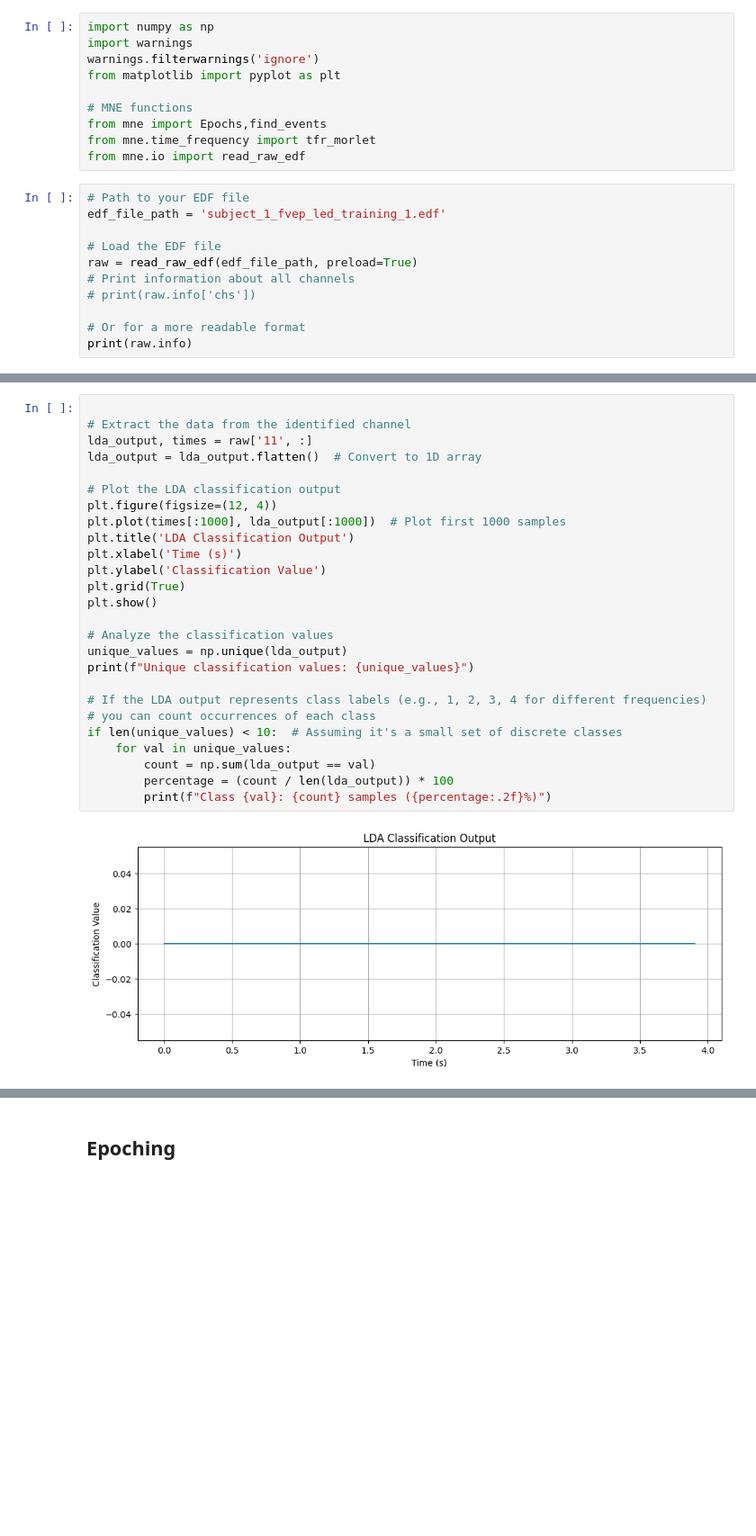
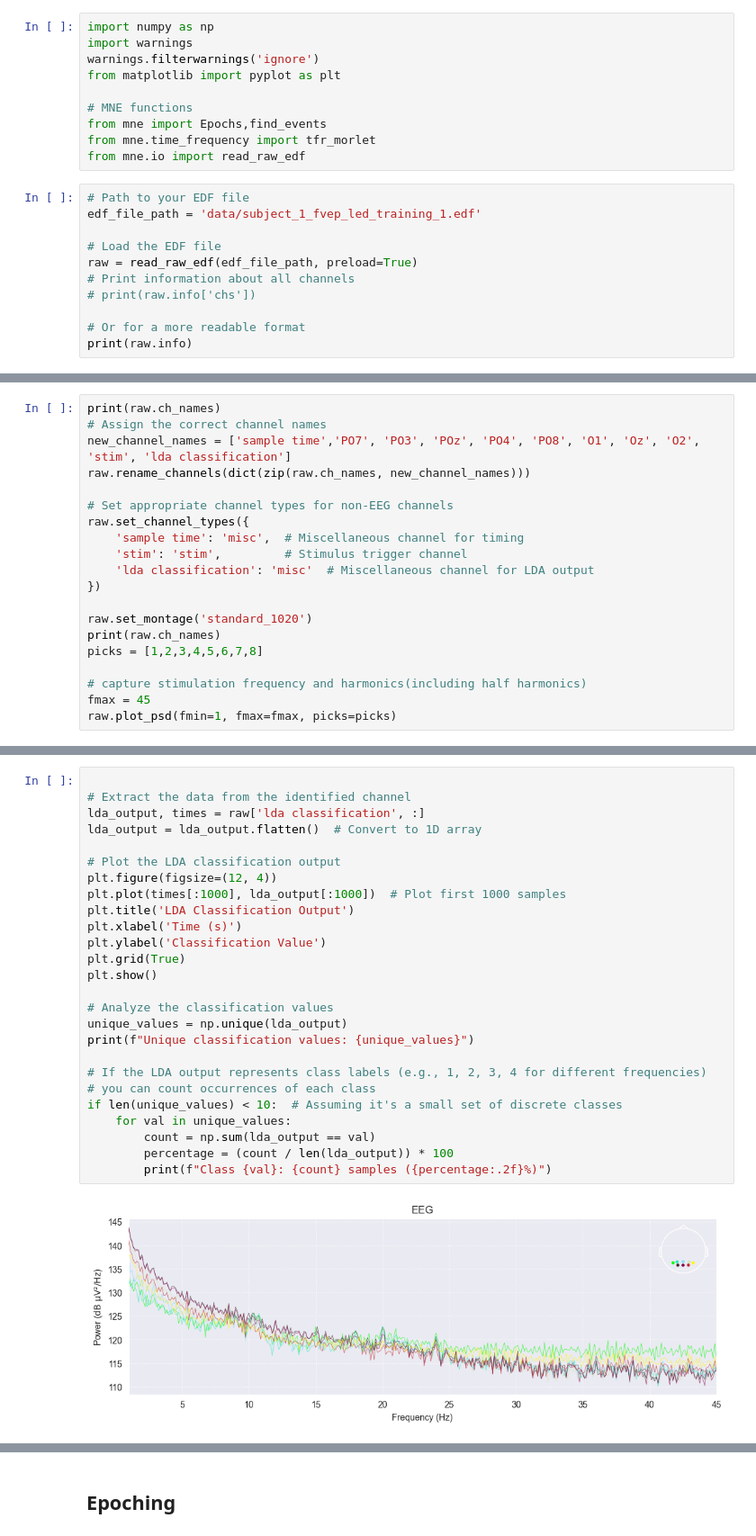
Before and after one commit to pellet/ssvep_brainhack, a Jupyter notebook: 01r__ssvep_viz.ipynb, the cells around one changed output, grey strips where cells are left out. Shown at 90% size. Cells and saved outputs as stored; diff of their text form; blank space fills up the shorter version.

Commit message:
improved on initial visualization

```diff
--- a/01r__ssvep_viz.ipynb
+++ b/01r__ssvep_viz.ipynb
@@ -10,7 +10,7 @@ from mne.time_frequency import tfr_morlet
 from mne.io import read_raw_edf
 # %%
 # Path to your EDF file
-edf_file_path = 'subject_1_fvep_led_training_1.edf'
+edf_file_path = 'data/subject_1_fvep_led_training_1.edf'
 
 # Load the EDF file
 raw = read_raw_edf(edf_file_path, preload=True)
@@ -56,0 +41,20 @@ Plotting power spectral density (dB=True).
+# %%
+print(raw.ch_names)
+# Assign the correct channel names
+new_channel_names = ['sample time','PO7', 'PO3', 'POz', 'PO4', 'PO8', 'O1', 'Oz', 'O2', 'stim', 'lda classification']
+raw.rename_channels(dict(zip(raw.ch_names, new_channel_names)))
+
+# Set appropriate channel types for non-EEG channels
+raw.set_channel_types({
+    'sample time': 'misc',  # Miscellaneous channel for timing
+    'stim': 'stim',         # Stimulus trigger channel
+    'lda classification': 'misc'  # Miscellaneous channel for LDA output
+})
+
+raw.set_montage('standard_1020')
+print(raw.ch_names)
+picks = [1,2,3,4,5,6,7,8]
+
+# capture stimulation frequency and harmonics(including half harmonics)
+fmax = 45
+raw.plot_psd(fmin=1, fmax=fmax, picks=picks)
@@ -57,28 +68,28 @@ Plotting power spectral density (dB=True).
 # %%
 
 # Extract the data from the identified channel
-lda_output, times = raw['11', :]
+lda_output, times = raw['lda classification', :]
 lda_output = lda_output.flatten()  # Convert to 1D array
 
 # Plot the LDA classification output
 plt.figure(figsize=(12, 4))
 plt.plot(times[:1000], lda_output[:1000])  # Plot first 1000 samples
 plt.title('LDA Classification Output')
 plt.xlabel('Time (s)')
 plt.ylabel('Classification Value')
 plt.grid(True)
 plt.show()
 
 # Analyze the classification values
 unique_values = np.unique(lda_output)
 print(f"Unique classification values: {unique_values}")
 
 # If the LDA output represents class labels (e.g., 1, 2, 3, 4 for different frequencies)
 # you can count occurrences of each class
 if len(unique_values) < 10:  # Assuming it's a small set of discrete classes
     for val in unique_values:
         count = np.sum(lda_output == val)
         percentage = (count / len(lda_output)) * 100
         print(f"Class {val}: {count} samples ({percentage:.2f}%)")
 # %% [output]
-[figure, old version]
+[figure, new version]
```
Also changed, not shown: parts of 7 cells of this notebook.
